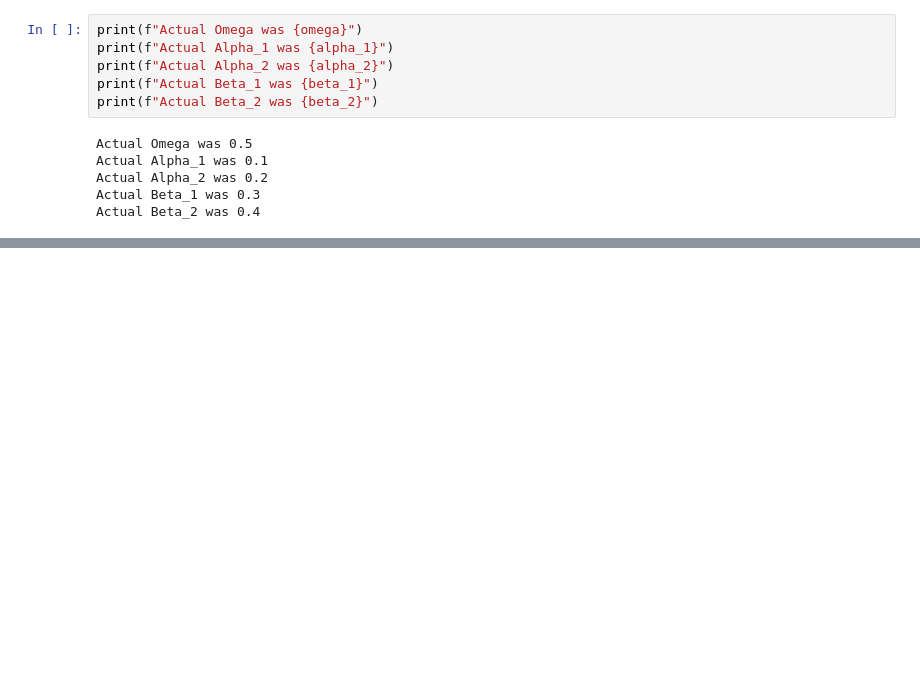
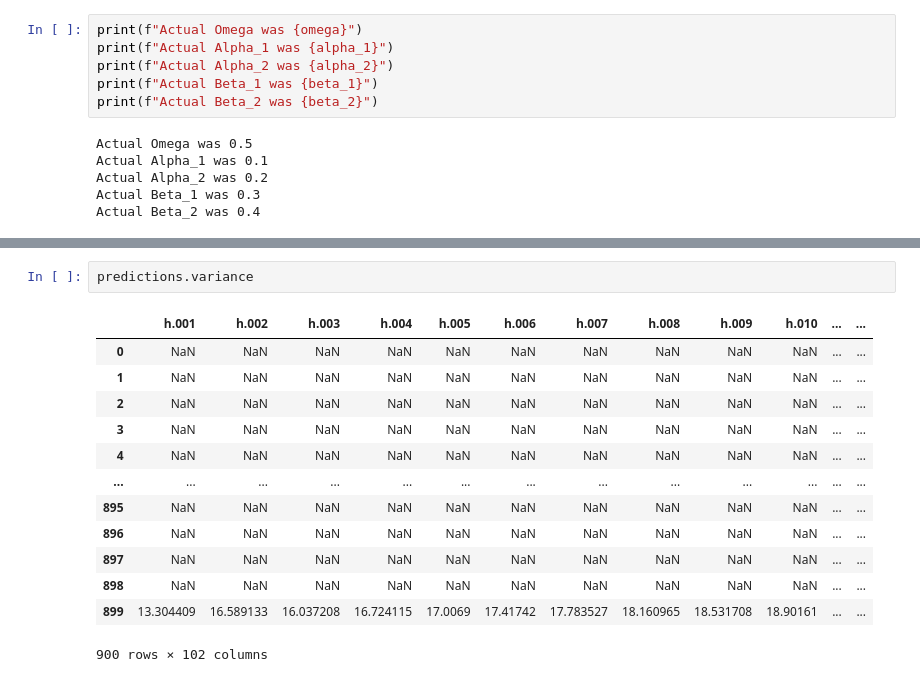
Before and after one commit to Karanpalshekhawat/time-series-analysis, a Jupyter notebook: Introduction to Garch Model .ipynb, the cells around one changed output, grey strips where cells are left out. Drawn from its saved outputs; the diff is of its cells as text; blank space fills up the shorter version.

```diff
--- a/Introduction to Garch Model .ipynb
+++ b/Introduction to Garch Model .ipynb
@@ -158,0 +174,16 @@ Actual Beta_2 was 0.4
+# %%
+predictions.variance
+# %% [output]
+|  | h.001 | h.002 | h.003 | h.004 | h.005 | h.006 | h.007 | h.008 | h.009 | h.010 | ... | ... |
+| 0 | NaN | NaN | NaN | NaN | NaN | NaN | NaN | NaN | NaN | NaN | ... | ... |
+| 1 | NaN | NaN | NaN | NaN | NaN | NaN | NaN | NaN | NaN | NaN | ... | ... |
+| 2 | NaN | NaN | NaN | NaN | NaN | NaN | NaN | NaN | NaN | NaN | ... | ... |
+| 3 | NaN | NaN | NaN | NaN | NaN | NaN | NaN | NaN | NaN | NaN | ... | ... |
+| 4 | NaN | NaN | NaN | NaN | NaN | NaN | NaN | NaN | NaN | NaN | ... | ... |
+| ... | ... | ... | ... | ... | ... | ... | ... | ... | ... | ... | ... | ... |
+| 895 | NaN | NaN | NaN | NaN | NaN | NaN | NaN | NaN | NaN | NaN | ... | ... |
+| 896 | NaN | NaN | NaN | NaN | NaN | NaN | NaN | NaN | NaN | NaN | ... | ... |
+| 897 | NaN | NaN | NaN | NaN | NaN | NaN | NaN | NaN | NaN | NaN | ... | ... |
+| 898 | NaN | NaN | NaN | NaN | NaN | NaN | NaN | NaN | NaN | NaN | ... | ... |
+| 899 | 13.304409 | 16.589133 | 16.037208 | 16.724115 | 17.0069 | 17.41742 | 17.783527 | 18.160965 | 18.531708 | 18.90161 | ... | ... |
+900 rows × 102 columns
```
Also changed, not shown: parts of 12 cells of this notebook.
